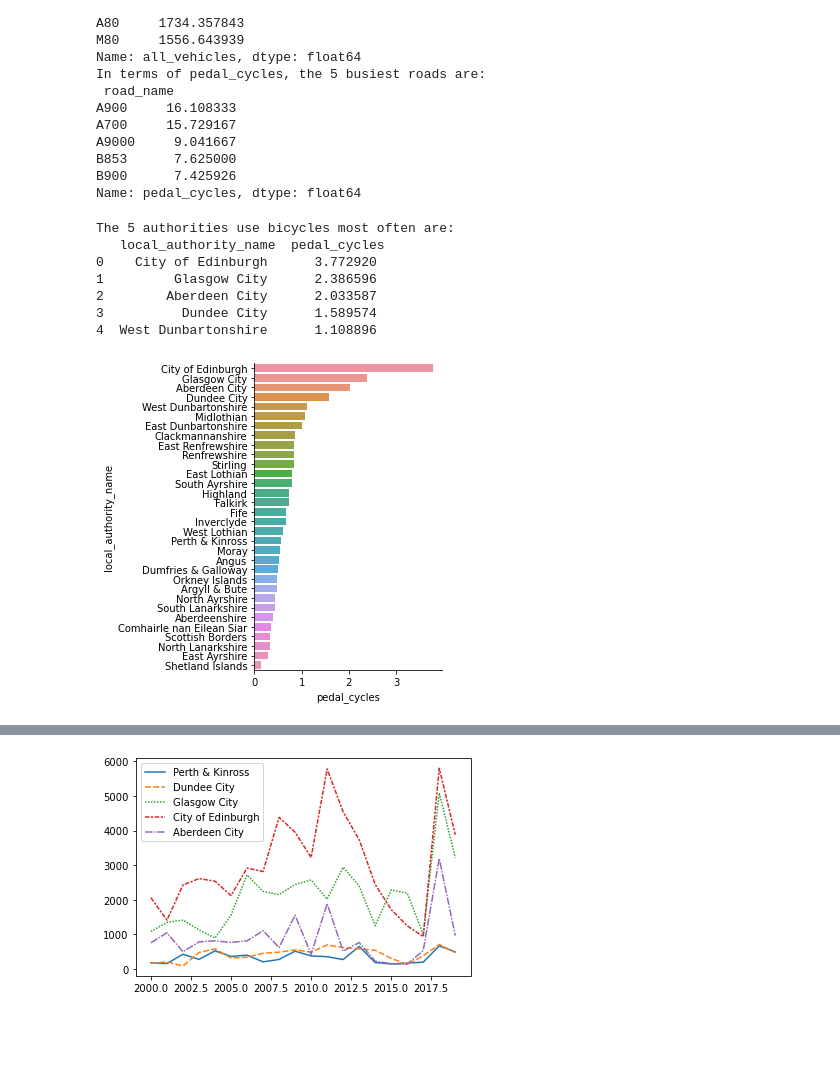
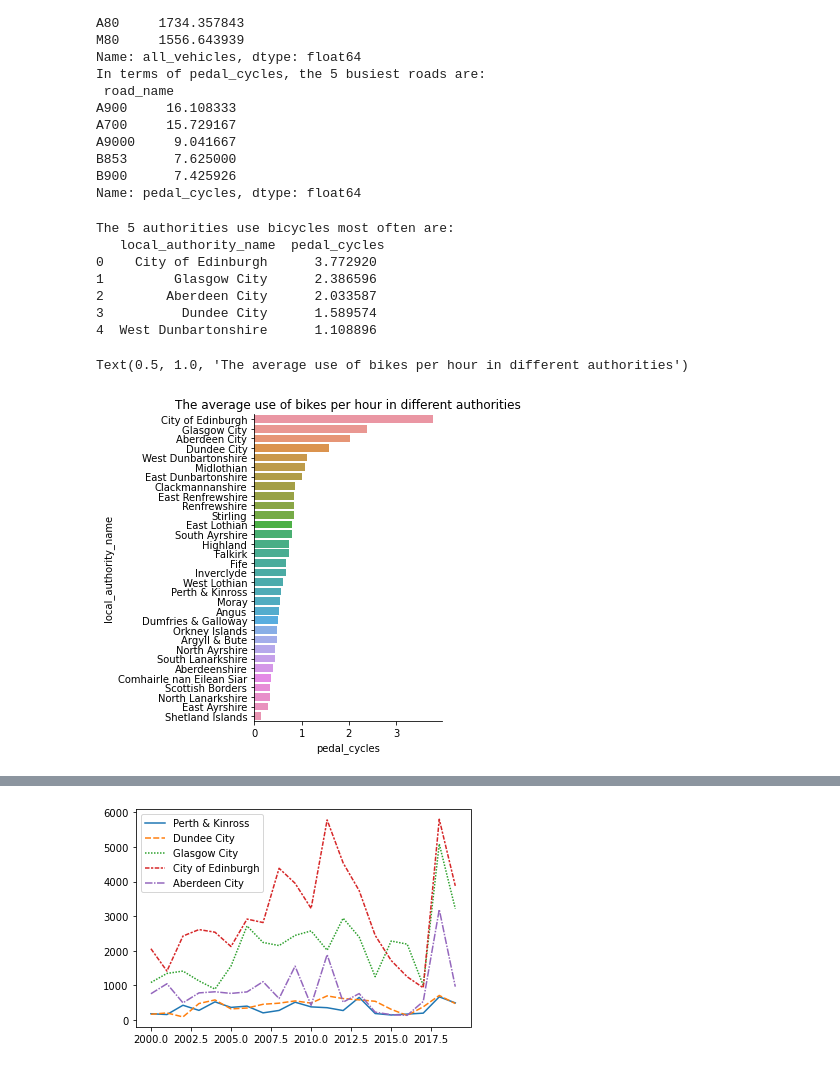
Before and after one commit to chiclez/pp-project-2, a Jupyter notebook: group 1.ipynb, the cells around one changed output, grey strips where cells are left out. Saved outputs shown, nothing was run; the diff lists cells and outputs as text; code cells hidden in the pictures; blank space fills up the shorter version.

```diff
--- a/group 1.ipynb
+++ b/group 1.ipynb
@@ -85,23 +90,25 @@ Name: pedal_cycles, dtype: float64
 # %%
 #the number of bikes used by different authorities and 5 authorities use bikes most often.
 
 #the average use of bikes per hour in different authorities
 local_bikes = df.pivot_table(index='local_authority_name')['pedal_cycles'].sort_values(ascending=False).reset_index()
 print('The 5 authorities use bicycles most often are: \n', local_bikes[:5])
 
 b = sns.catplot(data=local_bikes,
                 kind='bar',
                 x='pedal_cycles',
                 y='local_authority_name')
+plt.title('The average use of bikes per hour in different authorities')
 # %% [output]
 The 5 authorities use bicycles most often are:
    local_authority_name  pedal_cycles
 0    City of Edinburgh      3.772920
 1         Glasgow City      2.386596
 2        Aberdeen City      2.033587
 3          Dundee City      1.589574
 4  West Dunbartonshire      1.108896
+Text(0.5, 1.0, 'The average use of bikes per hour in different authorities')
-[figure, old version]
+[figure, new version]
 # %%
 #What is the most likely time of the day to find a bicycle in City of Edinburgh?
 
```
Also changed, not shown: parts of 4 cells of this notebook.
